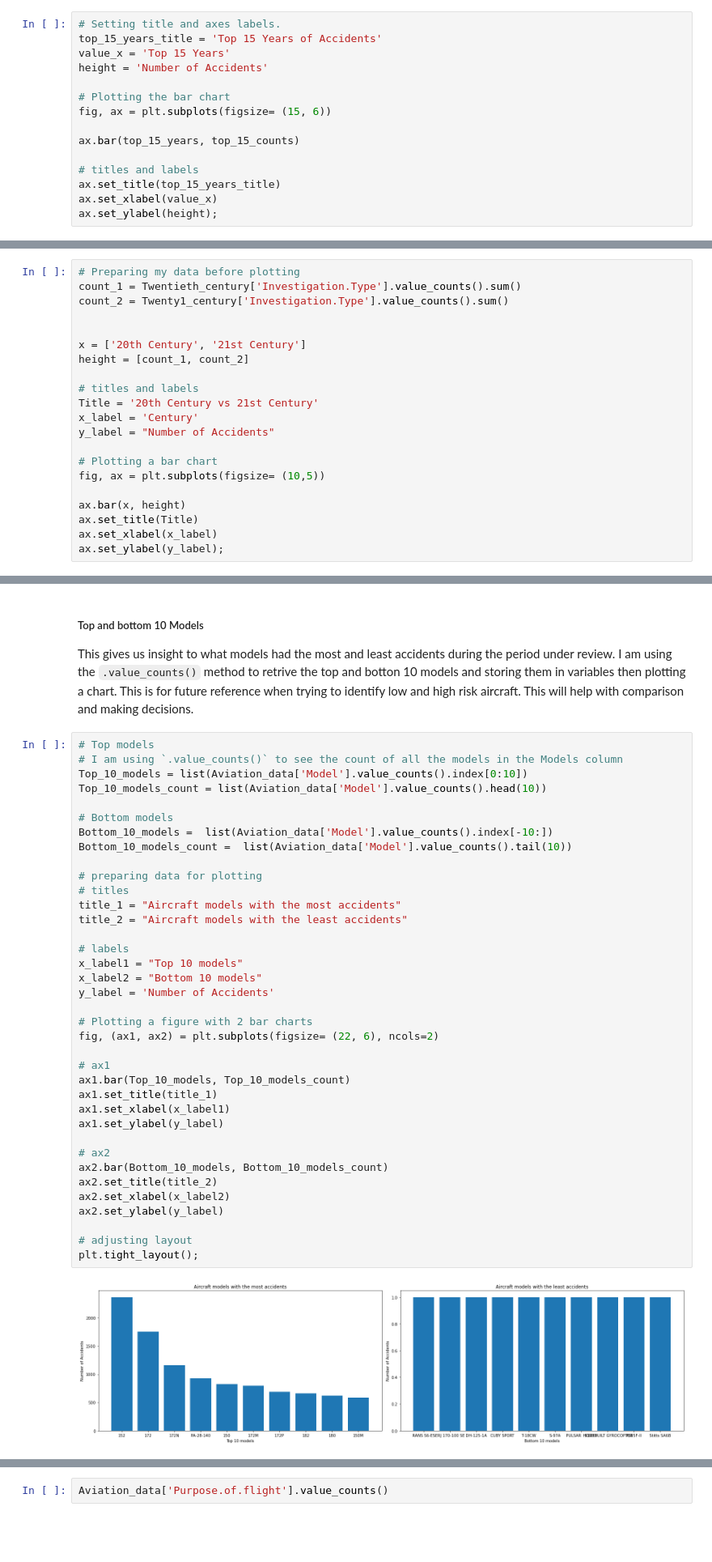
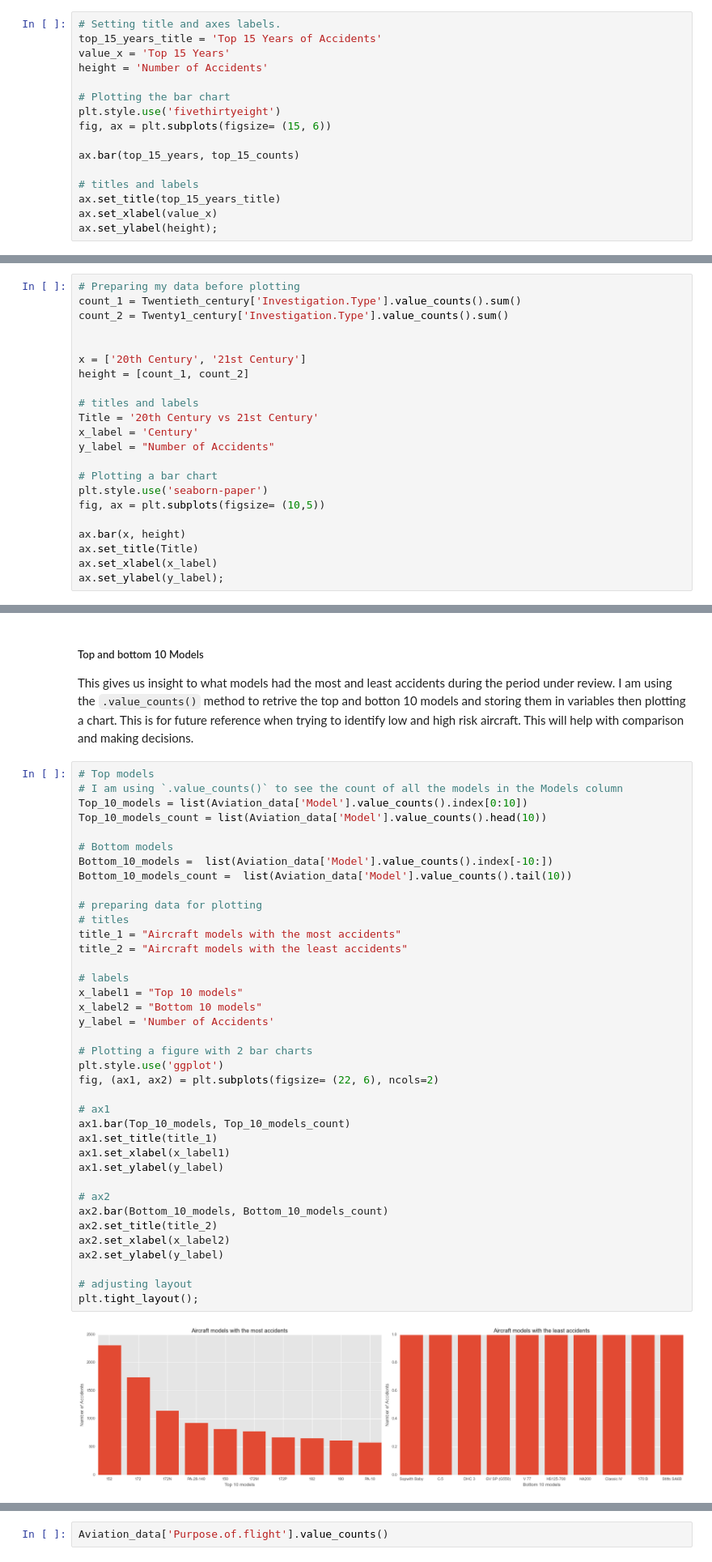
Before and after one commit to Assesa44/Phase1_project, a Jupyter notebook: notebook.ipynb, the cells around one changed output, grey strips where cells are left out. Shown at 81% size. Drawn from its saved outputs; the diff is of its cells as text; blank space fills up the shorter version.

```diff
--- a/notebook.ipynb
+++ b/notebook.ipynb
@@ -249,6 +249,7 @@ value_x = 'Top 15 Years'
 height = 'Number of Accidents'
 
 # Plotting the bar chart
+plt.style.use('fivethirtyeight')
 fig, ax = plt.subplots(figsize= (15, 6))
 
 ax.bar(top_15_years, top_15_counts)
@@ -329,6 +330,7 @@ x_label = 'Century'
 y_label = "Number of Accidents"
 
 # Plotting a bar chart
+plt.style.use('seaborn-paper')
 fig, ax = plt.subplots(figsize= (10,5))
 
 ax.bar(x, height)
@@ -353,34 +355,35 @@ Bottom_10_models =  list(Aviation_data['Model'].value_counts().index[-10:])
 Bottom_10_models_count =  list(Aviation_data['Model'].value_counts().tail(10))
 
 # preparing data for plotting
 # titles
 title_1 = "Aircraft models with the most accidents"
 title_2 = "Aircraft models with the least accidents"
 
 # labels
 x_label1 = "Top 10 models"
 x_label2 = "Bottom 10 models"
 y_label = 'Number of Accidents'
 
 # Plotting a figure with 2 bar charts
+plt.style.use('ggplot')
 fig, (ax1, ax2) = plt.subplots(figsize= (22, 6), ncols=2)
 
 # ax1
 ax1.bar(Top_10_models, Top_10_models_count)
 ax1.set_title(title_1)
 ax1.set_xlabel(x_label1)
 ax1.set_ylabel(y_label)
 
 # ax2
 ax2.bar(Bottom_10_models, Bottom_10_models_count)
 ax2.set_title(title_2)
 ax2.set_xlabel(x_label2)
 ax2.set_ylabel(y_label)
 
 # adjusting layout
 plt.tight_layout();
 # %% [output]
-[figure, old version]
+[figure, new version]
 # %% [markdown]
 Overally, the models 152, 172 and 172N were the models that were involved in lots of accidents as the model 240-53 had only one accident in te entirity of the period under review.
 
```
Also changed, not shown: parts of 11 cells of this notebook.
